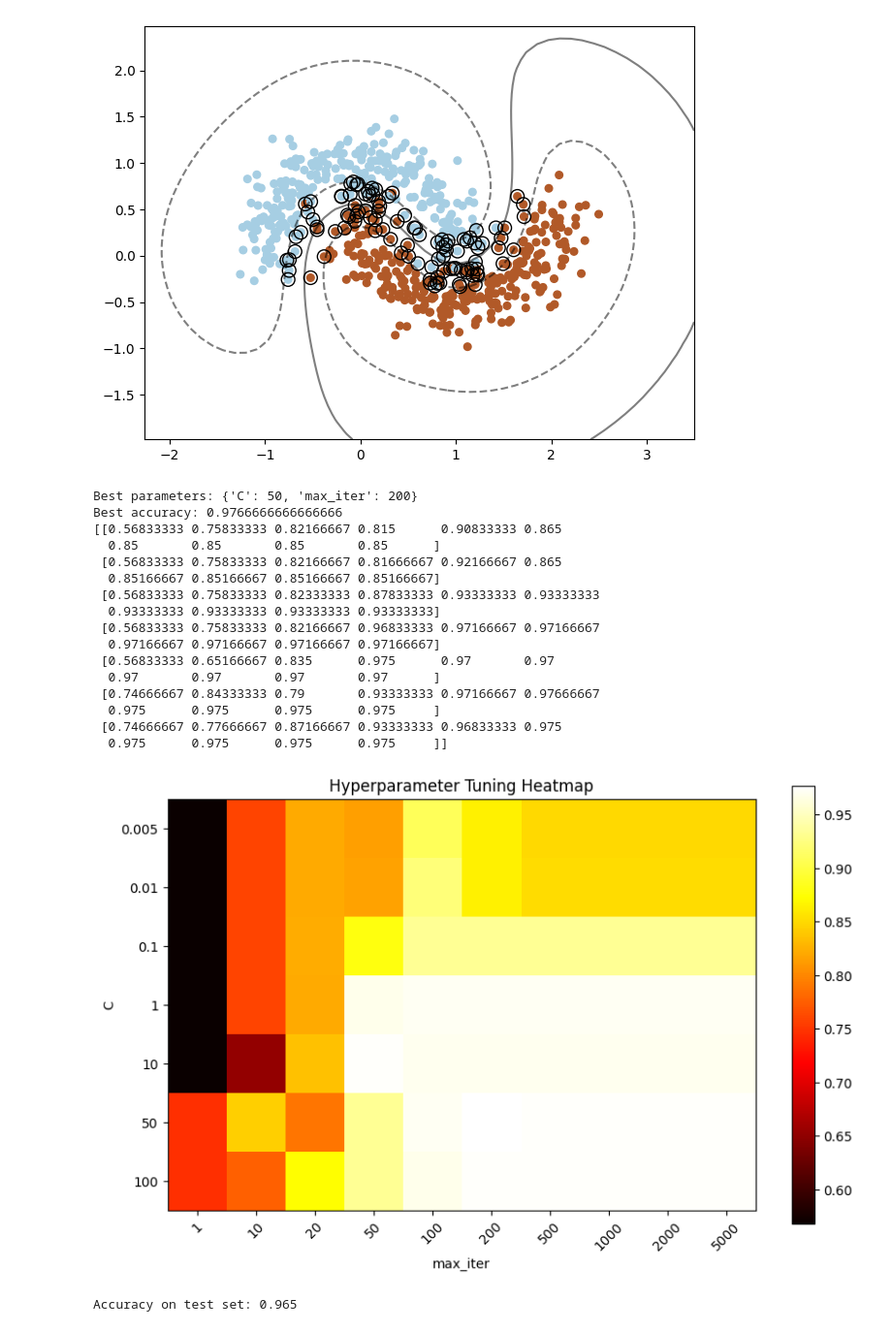
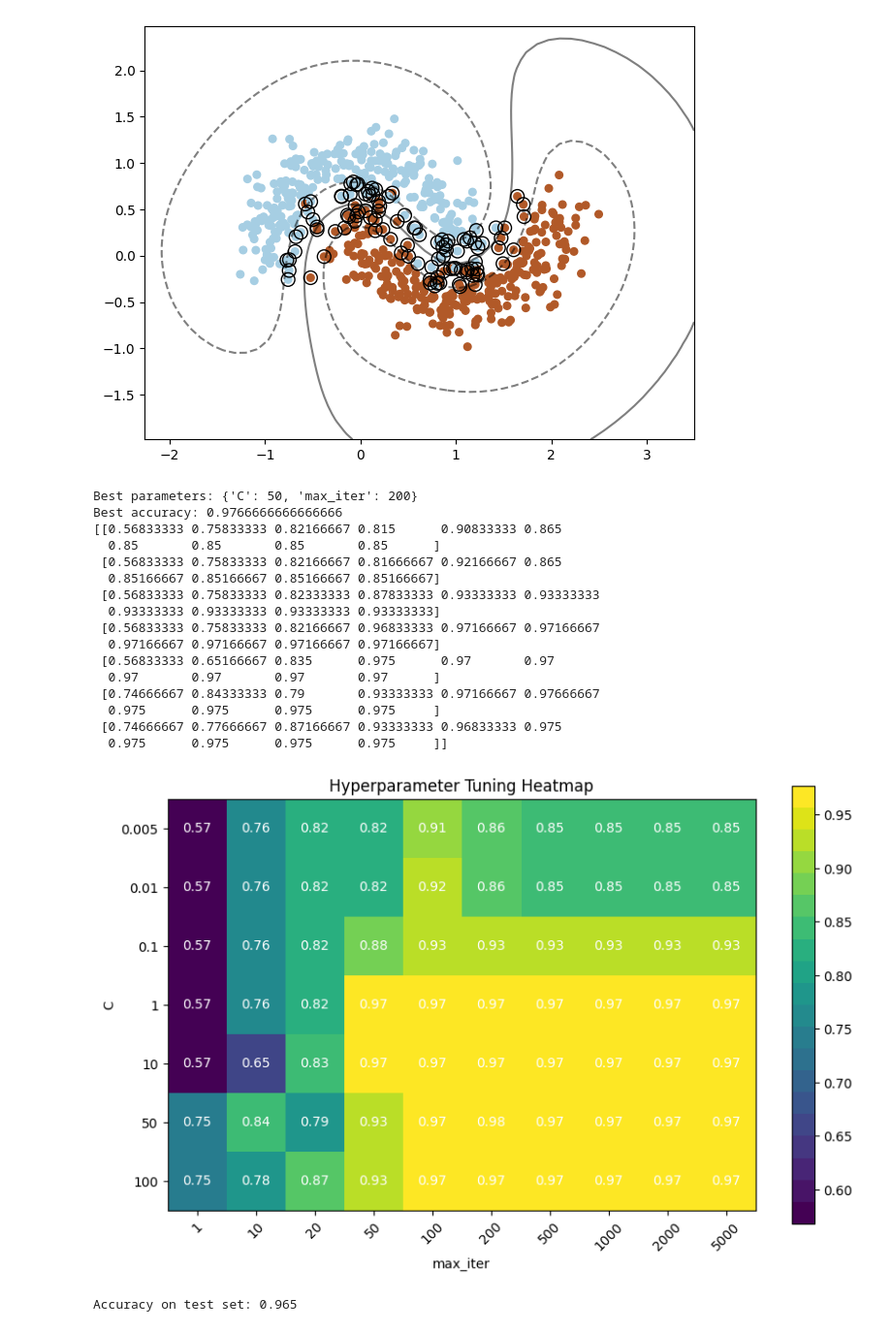
Before and after one commit to Manashap/GPA671, a Jupyter notebook: Lab2_V2.0.ipynb, the cells around one changed output. Shown at 97% size. Drawn from its saved outputs; the diff is of its cells as text; code cells hidden in the pictures.

```diff
--- a/Lab2_V2.0.ipynb
+++ b/Lab2_V2.0.ipynb
@@ -146,13 +137,19 @@ scores = grid_search.cv_results_['mean_test_score'].reshape(len(param_grid['C'])
 print(scores)
 
 plt.figure(figsize=(10, 6))
-plt.imshow(scores, cmap=plt.cm.hot)
+plt.imshow(scores, cmap=plt.cm.get_cmap('viridis', 20))
 plt.xlabel('max_iter')
 plt.ylabel('C')
 plt.colorbar()
 plt.xticks(np.arange(len(param_grid['max_iter'])), param_grid['max_iter'], rotation=45)
 plt.yticks(np.arange(len(param_grid['C'])), param_grid['C'])
 plt.title('Hyperparameter Tuning Heatmap')
+
+for i in range(len(c)):
+    for j in range(len(t)):
+        plt.text(j, i, f'{scores[i, j]:.2f}', ha='center', va='center', color='white')
+
+
 plt.show()
 # %% [output]
 Best parameters: {'C': 0.01, 'max_iter': 200}
@@ -230,13 +227,18 @@ for i, C in enumerate(c):
 print(mean_accuracies)
 
 plt.figure(figsize=(10, 6))
-plt.imshow(mean_accuracies, cmap=plt.cm.hot, interpolation='nearest')
+plt.imshow(mean_accuracies, cmap=plt.cm.get_cmap('viridis', 20))
 plt.xlabel('max_iter')
 plt.ylabel('C')
 plt.colorbar(label='Mean Accuracy')
 plt.xticks(np.arange(len(t)), t, rotation=45)
 plt.yticks(np.arange(len(c)), c)
 plt.title('Heatmap of Mean Accuracies for SVM')
+
+for i in range(len(c)):
+    for j in range(len(t)):
+        plt.text(j, i, f'{mean_accuracies[i, j]:.2f}', ha='center', va='center', color='white')
+
 plt.show()
 # %% [output]
 [[0.88  0.835 0.805 0.765 0.895 0.92  0.92  0.92  0.92  0.92 ]
@@ -394,13 +395,18 @@ scores = grid_search.cv_results_['mean_test_score'].reshape(len(param_grid['C'])
 print(scores)
 
 plt.figure(figsize=(10, 6))
-plt.imshow(scores, cmap=plt.cm.hot)
+plt.imshow(scores, cmap=plt.cm.get_cmap('viridis', 20))
 plt.xlabel('max_iter')
 plt.ylabel('C')
 plt.colorbar()
 plt.xticks(np.arange(len(param_grid['max_iter'])), param_grid['max_iter'], rotation=45)
 plt.yticks(np.arange(len(param_grid['C'])), param_grid['C'])
 plt.title('Hyperparameter Tuning Heatmap')
+
+for i in range(len(c)):
+    for j in range(len(t)):
+        plt.text(j, i, f'{scores[i, j]:.2f}', ha='center', va='center', color='white')
+
 plt.show()
 # %% [output]
 Best parameters: {'C': 1, 'max_iter': 100}
@@ -474,13 +480,17 @@ for i, C in enumerate(c):
 print(mean_accuracies)
 
 plt.figure(figsize=(10, 6))
-plt.imshow(mean_accuracies, cmap=plt.cm.hot, interpolation='nearest')
+plt.imshow(mean_accuracies, cmap=plt.cm.get_cmap('viridis', 20))
 plt.xlabel('max_iter')
 plt.ylabel('C')
 plt.colorbar(label='Mean Accuracy')
 plt.xticks(np.arange(len(t)), t, rotation=45)
 plt.yticks(np.arange(len(c)), c)
 plt.title('Heatmap of Mean Accuracies for SVM')
+for i in range(len(c)):
+    for j in range(len(t)):
+        plt.text(j, i, f'{mean_accuracies[i, j]:.2f}', ha='center', va='center', color='white')
+
 plt.show()
 # %% [output]
 [[0.71  0.855 0.82  0.835 0.85  0.83  0.82  0.82  0.82  0.82 ]
@@ -585,35 +594,40 @@ print("Best accuracy:", grid_search.best_score_)
 
 scores = grid_search.cv_results_['mean_test_score'].reshape(len(param_grid['C']), len(param_grid['max_iter']))
 
 print(scores)
 
 plt.figure(figsize=(10, 6))
-plt.imshow(scores, cmap=plt.cm.hot)
+plt.imshow(scores, cmap=plt.cm.get_cmap('viridis', 20))
 plt.xlabel('max_iter')
 plt.ylabel('C')
 plt.colorbar()
 plt.xticks(np.arange(len(param_grid['max_iter'])), param_grid['max_iter'], rotation=45)
 plt.yticks(np.arange(len(param_grid['C'])), param_grid['C'])
 plt.title('Hyperparameter Tuning Heatmap')
+
+for i in range(len(c)):
+    for j in range(len(t)):
+        plt.text(j, i, f'{scores[i, j]:.2f}', ha='center', va='center', color='white')
+
 plt.show()
 # %% [output]
 Best parameters: {'C': 50, 'max_iter': 200}
 Best accuracy: 0.9766666666666666
 [[0.56833333 0.75833333 0.82166667 0.815      0.90833333 0.865
   0.85       0.85       0.85       0.85      ]
  [0.56833333 0.75833333 0.82166667 0.81666667 0.92166667 0.865
   0.85166667 0.85166667 0.85166667 0.85166667]
  [0.56833333 0.75833333 0.82333333 0.87833333 0.93333333 0.93333333
   0.93333333 0.93333333 0.93333333 0.93333333]
  [0.56833333 0.75833333 0.82166667 0.96833333 0.97166667 0.97166667
   0.97166667 0.97166667 0.97166667 0.97166667]
  [0.56833333 0.65166667 0.835      0.975      0.97       0.97
   0.97       0.97       0.97       0.97      ]
  [0.74666667 0.84333333 0.79       0.93333333 0.97166667 0.97666667
   0.975      0.975      0.975      0.975     ]
  [0.74666667 0.77666667 0.87166667 0.93333333 0.96833333 0.975
   0.975      0.975      0.975      0.975     ]]
-[figure, old version]
+[figure, new version]
 # %%
 best_c = grid_search.best_params_['C']
 best_max_iter = grid_search.best_params_['max_iter']
```
Also changed, not shown: parts of 16 cells of this notebook, 2 other files.
